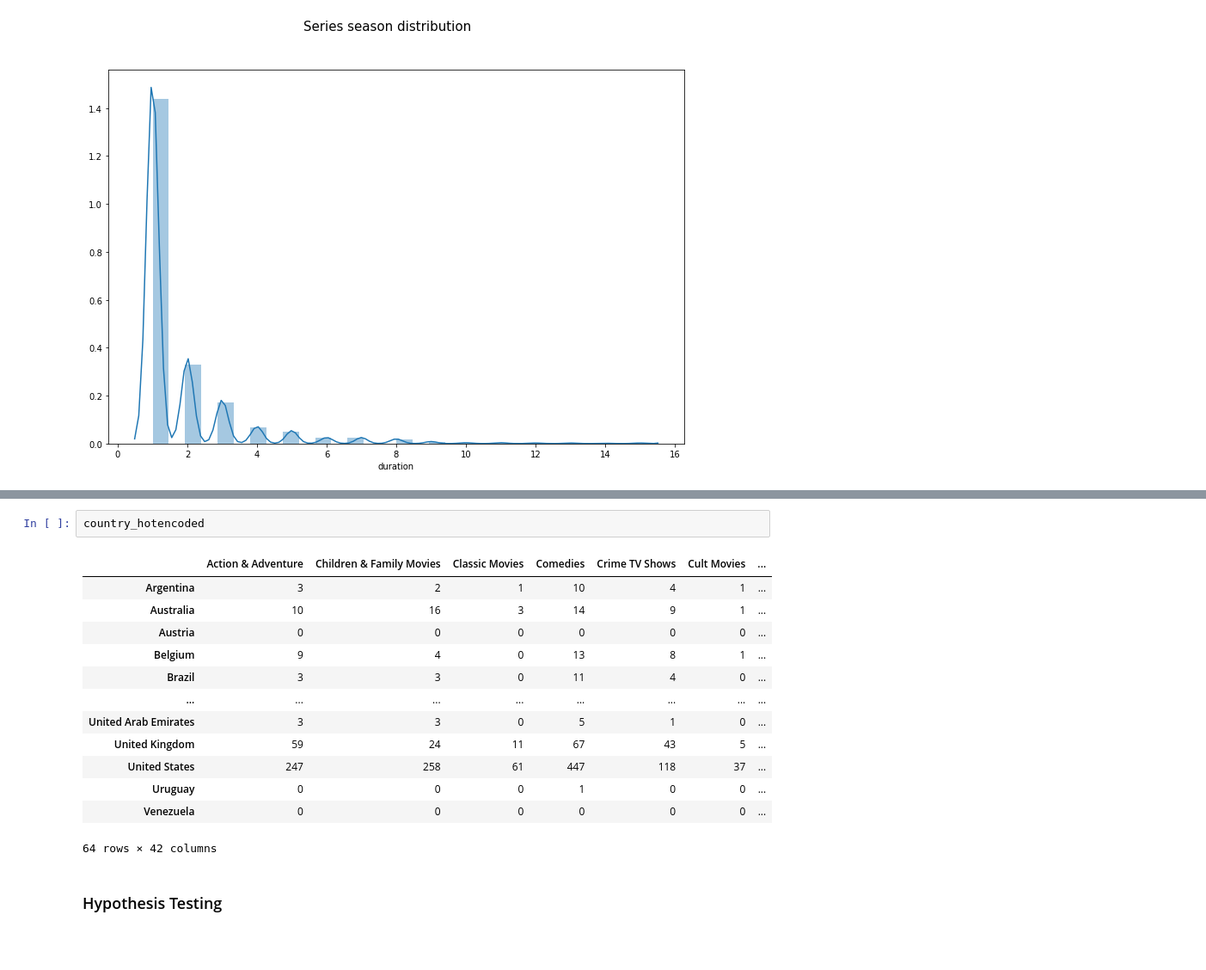
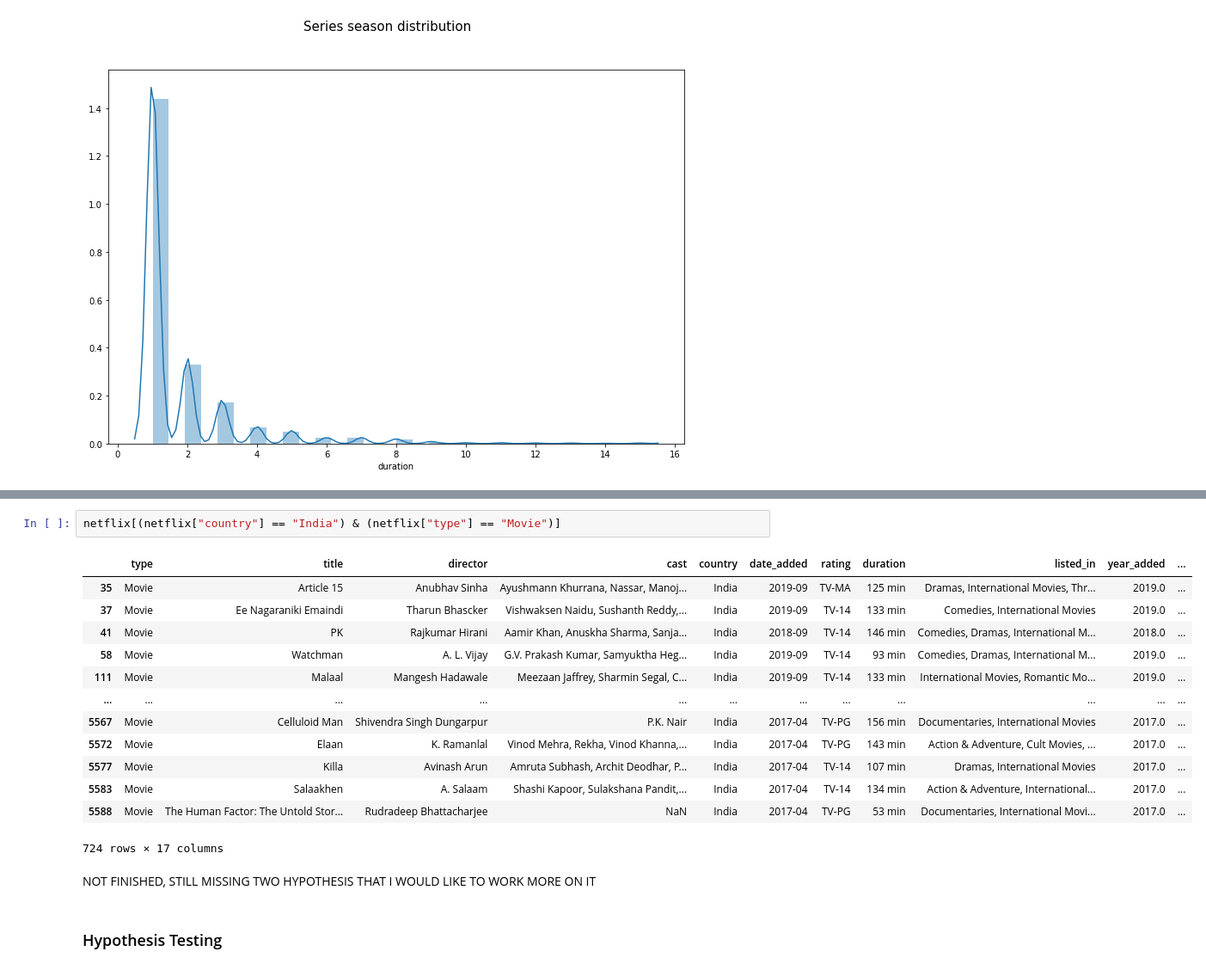
Before and after one commit to VictorLJay/Netflix-Analysis, a Jupyter notebook: your-project/Project 5 - Netflix Analysis.ipynb, the cells around one changed output, grey strips where cells are left out. Shown at 86% size. Cells and saved outputs as stored; diff of their text form; blank space fills up the shorter version.

```diff
--- a/your-project/Project 5 - Netflix Analysis.ipynb
+++ b/your-project/Project 5 - Netflix Analysis.ipynb
@@ -57,19 +50,21 @@ netflix.head(1)
-# %%
-country_hotencoded
-# %% [output]
-|  | Action & Adventure | Children & Family Movies | Classic Movies | Comedies | Crime TV Shows | Cult Movies | ... |
-| Argentina | 3 | 2 | 1 | 10 | 4 | 1 | ... |
-| Australia | 10 | 16 | 3 | 14 | 9 | 1 | ... |
-| Austria | 0 | 0 | 0 | 0 | 0 | 0 | ... |
-| Belgium | 9 | 4 | 0 | 13 | 8 | 1 | ... |
-| Brazil | 3 | 3 | 0 | 11 | 4 | 0 | ... |
-| ... | ... | ... | ... | ... | ... | ... | ... |
-| United Arab Emirates | 3 | 3 | 0 | 5 | 1 | 0 | ... |
-| United Kingdom | 59 | 24 | 11 | 67 | 43 | 5 | ... |
-| United States | 247 | 258 | 61 | 447 | 118 | 37 | ... |
-| Uruguay | 0 | 0 | 0 | 1 | 0 | 0 | ... |
-| Venezuela | 0 | 0 | 0 | 0 | 0 | 0 | ... |
-64 rows × 42 columns
+# %%
+netflix[(netflix["country"] == "India") & (netflix["type"] == "Movie")]
+# %% [output]
+|  | type | title | director | cast | country | date_added | rating | duration | listed_in | year_added | ... |
+| 35 | Movie | Article 15 | Anubhav Sinha | Ayushmann Khurrana, Nassar, Manoj... | India | 2019-09 | TV-MA | 125 min | Dramas, International Movies, Thr... | 2019.0 | ... |
+| 37 | Movie | Ee Nagaraniki Emaindi | Tharun Bhascker | Vishwaksen Naidu, Sushanth Reddy,... | India | 2019-09 | TV-14 | 133 min | Comedies, International Movies | 2019.0 | ... |
+| 41 | Movie | PK | Rajkumar Hirani | Aamir Khan, Anuskha Sharma, Sanja... | India | 2018-09 | TV-14 | 146 min | Comedies, Dramas, International M... | 2018.0 | ... |
+| 58 | Movie | Watchman | A. L. Vijay | G.V. Prakash Kumar, Samyuktha Heg... | India | 2019-09 | TV-14 | 93 min | Comedies, Dramas, International M... | 2019.0 | ... |
+| 111 | Movie | Malaal | Mangesh Hadawale | Meezaan Jaffrey, Sharmin Segal, C... | India | 2019-09 | TV-14 | 133 min | International Movies, Romantic Mo... | 2019.0 | ... |
+| ... | ... | ... | ... | ... | ... | ... | ... | ... | ... | ... | ... |
+| 5567 | Movie | Celluloid Man | Shivendra Singh Dungarpur | P.K. Nair | India | 2017-04 | TV-PG | 156 min | Documentaries, International Movies | 2017.0 | ... |
+| 5572 | Movie | Elaan | K. Ramanlal | Vinod Mehra, Rekha, Vinod Khanna,... | India | 2017-04 | TV-PG | 143 min | Action & Adventure, Cult Movies, ... | 2017.0 | ... |
+| 5577 | Movie | Killa | Avinash Arun | Amruta Subhash, Archit Deodhar, P... | India | 2017-04 | TV-14 | 107 min | Dramas, International Movies | 2017.0 | ... |
+| 5583 | Movie | Salaakhen | A. Salaam | Shashi Kapoor, Sulakshana Pandit,... | India | 2017-04 | TV-14 | 134 min | Action & Adventure, International... | 2017.0 | ... |
+| 5588 | Movie | The Human Factor: The Untold Stor... | Rudradeep Bhattacharjee | NaN | India | 2017-04 | TV-PG | 53 min | Documentaries, International Movi... | 2017.0 | ... |
+724 rows × 17 columns
+# %% [markdown]
+NOT FINISHED, STILL MISSING TWO HYPOTHESIS THAT I WOULD LIKE TO WORK MORE ON IT
 # %% [markdown]
 ### Hypothesis Testing
 # %% [markdown]
```
Also changed, not shown: parts of 21 cells of this notebook, 9 other files.
